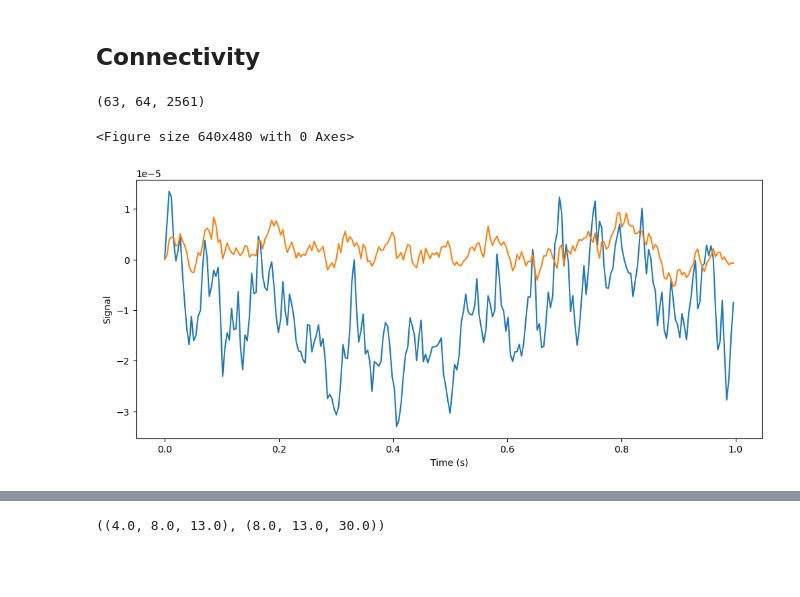
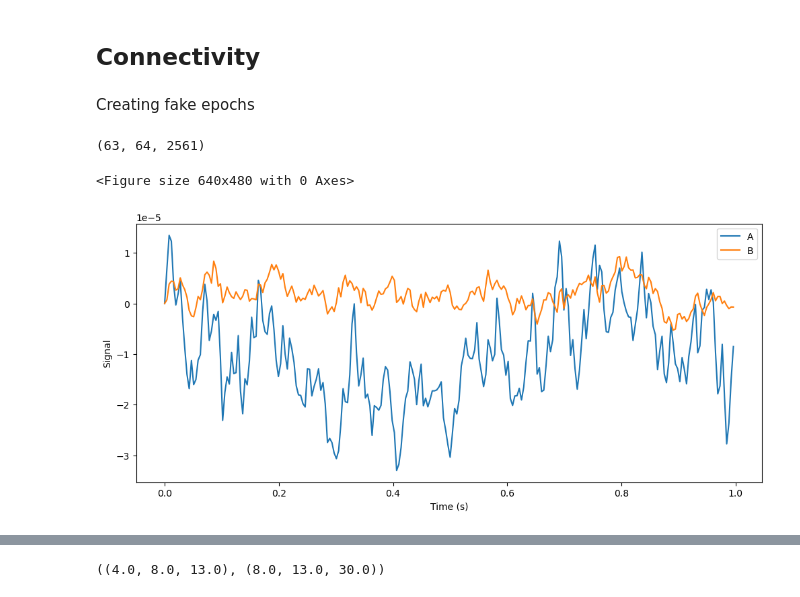
Before and after one commit to navnoorsingh0309/Brain_waves_analysis, a Jupyter notebook: main.ipynb, the cells around one changed output, grey strips where cells are left out. Drawn from its saved outputs; the diff is of its cells as text; code cells hidden in the pictures; blank space fills up the shorter version.

```diff
--- a/main_TF.ipynb
+++ b/main.ipynb
@@ -5,3 +5,5 @@ import mne
 import matplotlib.pyplot as plt
 import glob
 import numpy as np
+# %%
+mne.viz.set_browser_backend("matplotlib")
@@ -212,6 +220,8 @@ plt.show()
 ## Connectivity
 # %%
 from mne_connectivity import spectral_connectivity_epochs
+# %% [markdown]
+Creating fake epochs
 # %%
 # Define parameters
 epoch_length = 10.0  # in seconds
@@ -237,18 +247,19 @@ np.array(epochs[0]).shape
 # %%
 fs = 256
 
 t = np.arange(0, epoch_length, 1 / fs)
 
 plt.clf()
 fig, ax = plt.subplots(1, 1, figsize=(12, 5), sharey=True)
-ax.plot(t[:fs], np.array(epochs[0])[0, 0, :fs], label="Reference");        #EXG8 reference
-ax.plot(t[:fs], np.array(epochs[0])[0, 2, :fs]);
+ax.plot(t[:fs], np.array(epochs[0])[0, 0, :fs], label="A");
+ax.plot(t[:fs], np.array(epochs[0])[0, 2, :fs], label="B");
 
 ax.set_xlabel("Time (s)")
 ax.set_ylabel("Signal")
+ax.legend()
 
 plt.show();
 # %% [output]
 <Figure size 640x480 with 0 Axes>
-[figure, old version]
+[figure, new version]
 # %%
```
Also changed, not shown: parts of 22 cells of this notebook.
